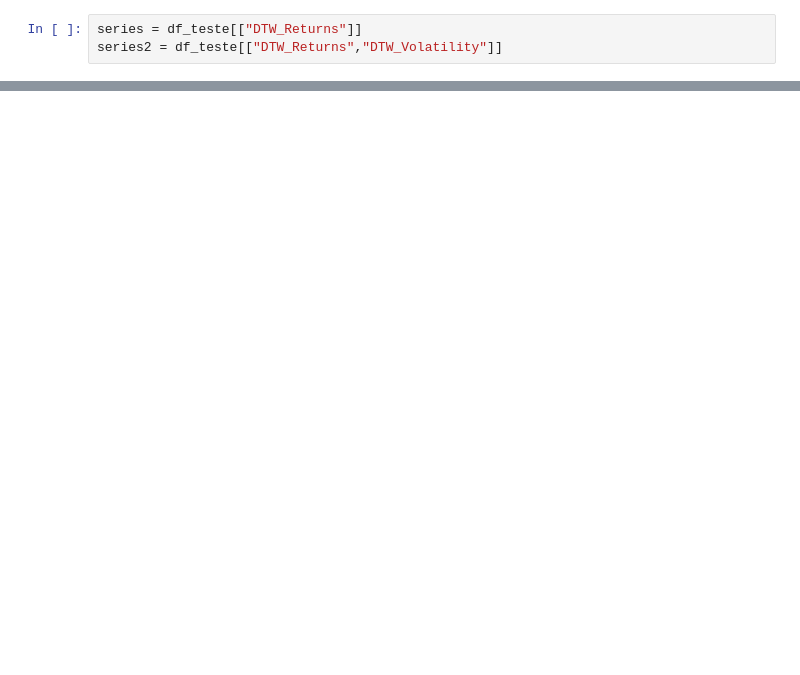
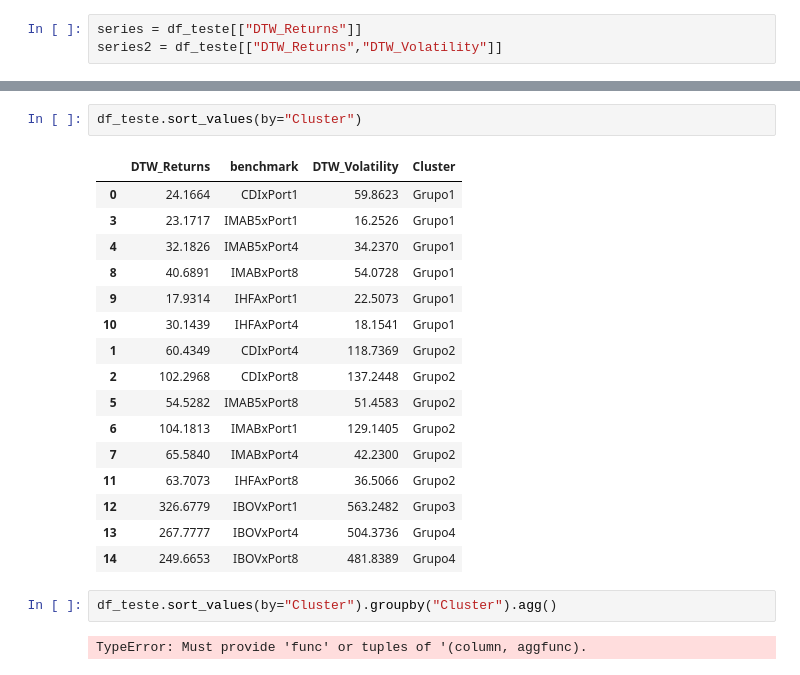
Before and after one commit to davihscoelho/estudo_benchmark, a Jupyter notebook: notebooks/3.0-dhs-kmeans_model.ipynb, the cells around one changed output, grey strips where cells are left out. Saved outputs shown, nothing was run; the diff lists cells and outputs as text; blank space fills up the shorter version.

```diff
--- a/notebooks/3.0-dhs-kmeans_model.ipynb
+++ b/notebooks/3.0-dhs-kmeans_model.ipynb
@@ -153,0 +279,23 @@ fig.savefig(path_load+"K_means_Benchmarks.png");
+# %%
+df_teste.sort_values(by="Cluster")
+# %% [output]
+|  | DTW_Returns | benchmark | DTW_Volatility | Cluster |
+| 0 | 24.1664 | CDIxPort1 | 59.8623 | Grupo1 |
+| 3 | 23.1717 | IMAB5xPort1 | 16.2526 | Grupo1 |
+| 4 | 32.1826 | IMAB5xPort4 | 34.2370 | Grupo1 |
+| 8 | 40.6891 | IMABxPort8 | 54.0728 | Grupo1 |
+| 9 | 17.9314 | IHFAxPort1 | 22.5073 | Grupo1 |
+| 10 | 30.1439 | IHFAxPort4 | 18.1541 | Grupo1 |
+| 1 | 60.4349 | CDIxPort4 | 118.7369 | Grupo2 |
+| 2 | 102.2968 | CDIxPort8 | 137.2448 | Grupo2 |
+| 5 | 54.5282 | IMAB5xPort8 | 51.4583 | Grupo2 |
+| 6 | 104.1813 | IMABxPort1 | 129.1405 | Grupo2 |
+| 7 | 65.5840 | IMABxPort4 | 42.2300 | Grupo2 |
+| 11 | 63.7073 | IHFAxPort8 | 36.5066 | Grupo2 |
+| 12 | 326.6779 | IBOVxPort1 | 563.2482 | Grupo3 |
+| 13 | 267.7777 | IBOVxPort4 | 504.3736 | Grupo4 |
+| 14 | 249.6653 | IBOVxPort8 | 481.8389 | Grupo4 |
+# %%
+df_teste.sort_values(by="Cluster").groupby("Cluster").agg()
+# %% [output]
+TypeError: Must provide 'func' or tuples of '(column, aggfunc).
```
Also changed, not shown: parts of 20 cells of this notebook, 36 other files.
